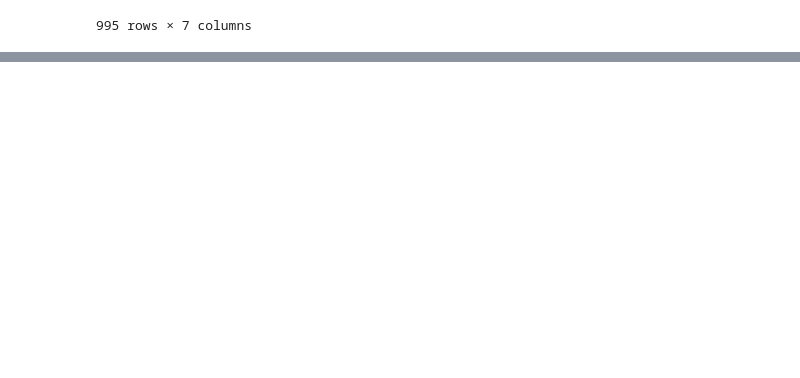
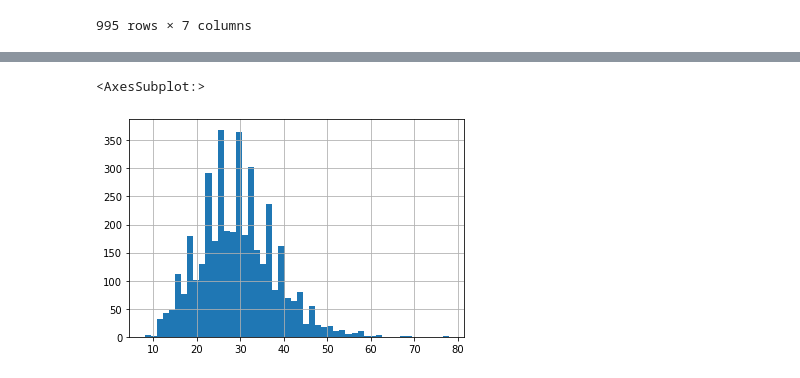
Before and after one commit to bcaitech1/p3-mrc-mr5, a Jupyter notebook: jaepil/code/EDA.ipynb, the cells around one changed output, grey strips where cells are left out. Cells and saved outputs as stored; diff of their text form; code cells hidden in the pictures; blank space fills up the shorter version.

```diff
--- a/jaepil/code/EDA.ipynb
+++ b/jaepil/code/EDA.ipynb
@@ -343,0 +361,4 @@ id_1_df
+# %%
+train_context_length = train_df.context.apply(len)
+train_question_length = train_df.question.apply(len)
+wiki_text_length = wiki_docs_df.text.apply(len)
@@ -343,0 +370,5 @@ id_1_df
+# %%
+train_question_length.hist(bins=50)
+# %% [output]
+<AxesSubplot:>
+[figure, added]
```
Also changed, not shown: parts of 31 cells of this notebook.
